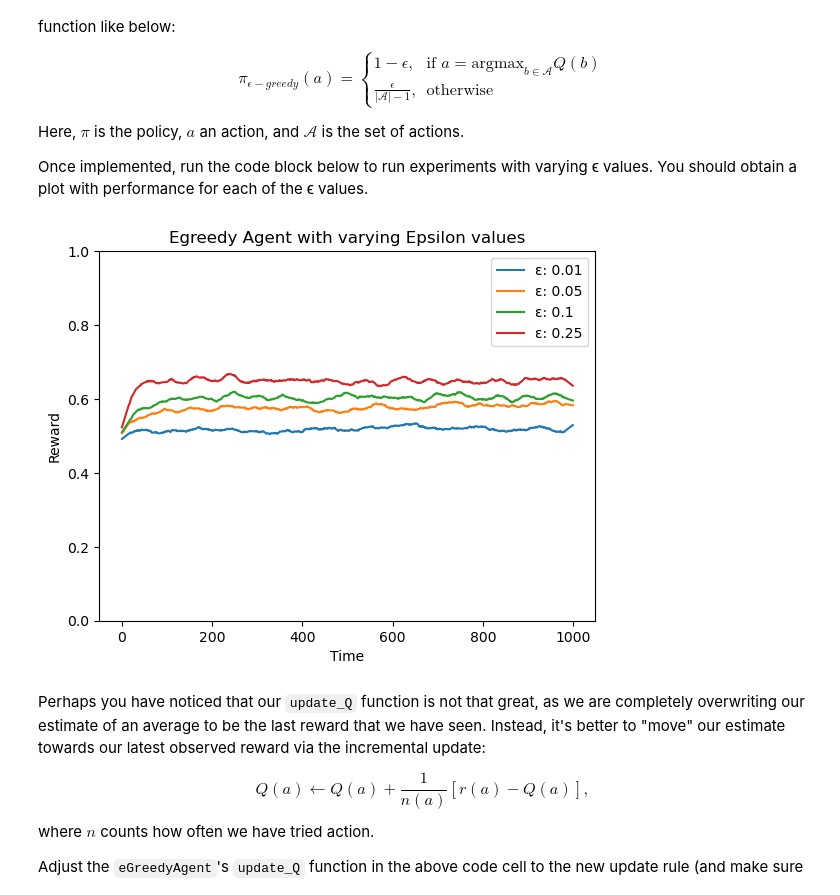
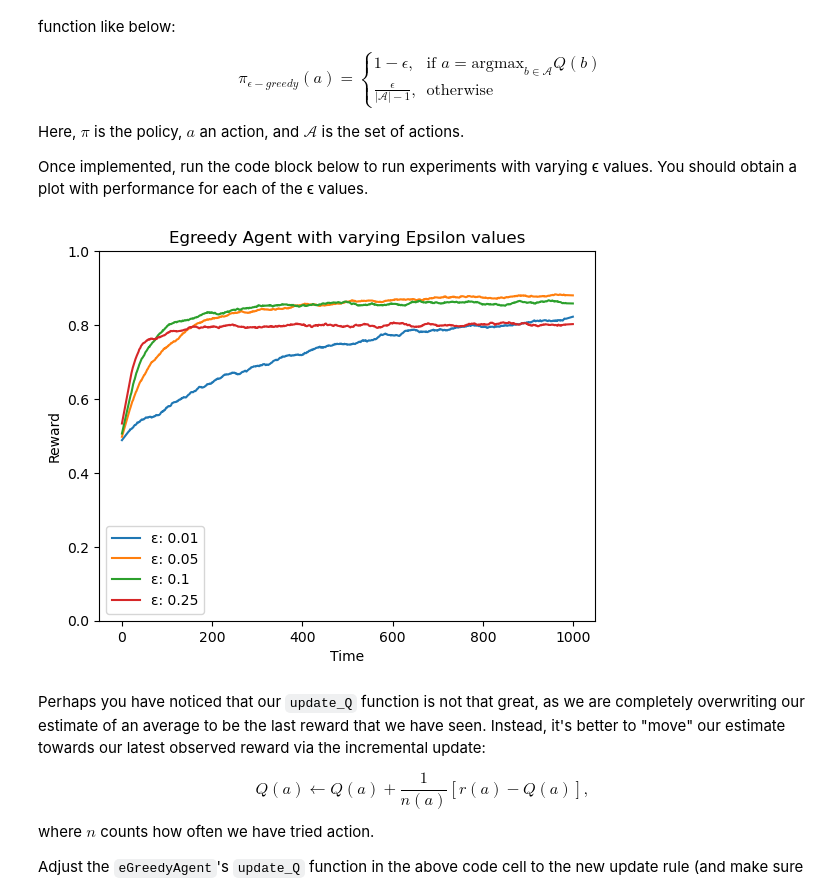
Before and after one commit to RyanRamdhan/RL_Assignment1, a Jupyter notebook: RL_Bachelor_Assignment_1A.ipynb, the cells around one changed output. Saved outputs shown, nothing was run; the diff lists cells and outputs as text; code cells hidden in the pictures.

```diff
--- a/RL_Bachelor_Assignment_1A.ipynb
+++ b/RL_Bachelor_Assignment_1A.ipynb
@@ -292,35 +292,38 @@ class eGreedyAgent(Agent):
         self.n = np.zeros(n_actions) # <-- Action counter
 
     def select_action(self, **kwargs):
         """ Select an action """
         if np.random.rand() < self.epsilon:
             # Randomly select an action
             action = np.random.randint(self.n_actions)
         else:
             # Pick the action which has the highest estimated reward
             action = np.argmax(self.Q)
 
         return action
 
     def update_Q(self, action, observed_reward):
         """ After performing actions, update our current knowledge """
 
         # Set the new estimate to the reward we received after picking that action
-        self.Q[action] = observed_reward
+        # self.Q[action] = observed_reward
+        self.n[action] += 1
+        new_Q = self.Q[action] + (1 / self.n[action]) * (observed_reward - self.Q[action])
+        self.Q[action] = new_Q
 
 # You can use below values, or change them to ones that you find more interesting.
 epsilon_values = [0.01, 0.05, 0.1, 0.25]
 
 plot = LearningCurvePlot("Egreedy Agent with varying Epsilon values")
 for epsilon in epsilon_values:
     experiment(
         plot,
         agent_class=eGreedyAgent,
         label=f"{chr(949)}: {epsilon}",
         epsilon=epsilon,
     )
 # %% [output]
-[figure, old version]
+[figure, new version]
 # %% [markdown]
 Perhaps you have noticed that our `update_Q` function is not that great, as we are completely overwriting our estimate of an average to be the last reward that we have seen. Instead, it's better to "move" our estimate towards our latest observed reward via the incremental update:
 
```
Also changed, not shown: parts of 1 cell of this notebook.
